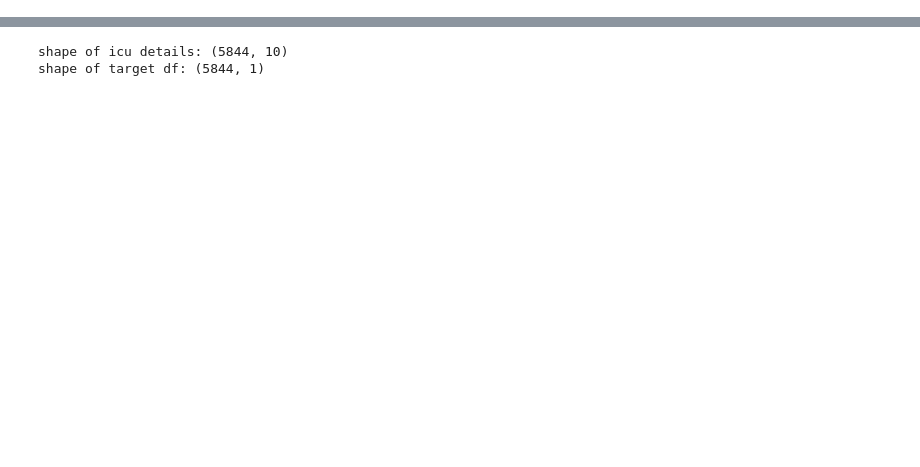
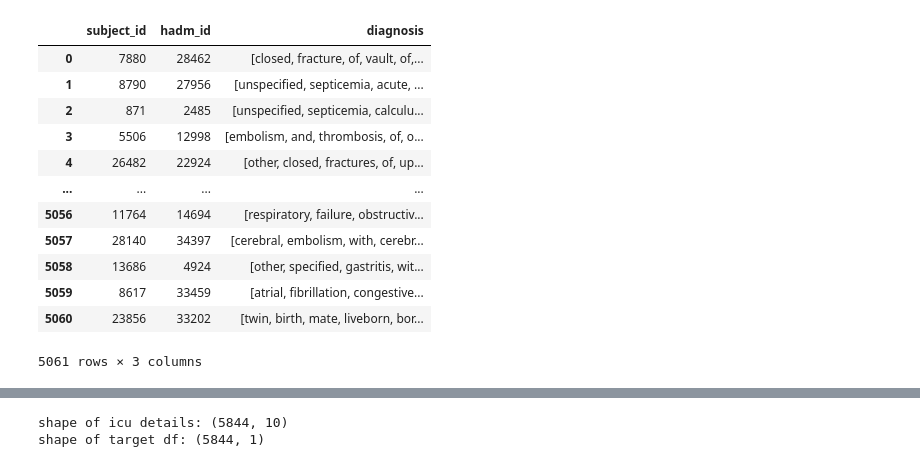
Before and after one commit to mhaque-spec/ICU-stays-prediction, a Jupyter notebook: Feature-Engineering-Data-Merge.ipynb, the cells around one changed output, grey strips where cells are left out. Drawn from its saved outputs; the diff is of its cells as text; code cells hidden in the pictures; blank space fills up the shorter version.

```diff
--- a/Feature-Engineering-Data-Merge.ipynb
+++ b/Feature-Engineering-Data-Merge.ipynb
@@ -117,0 +119,10 @@ icu_stay_det = icu_stay_det.drop(['dob','dod','icustay_seq','expire_flg','subjec
+# %%
+icd9 = pd.read_csv('MIMIC2csv/icd9.csv')
+
+re_ind_icd9 = icd9.set_index(['subject_id','hadm_id'])
+re_ind_icd9 = re_ind_icd9.drop('code',axis=1)
+
+re_ind_icd9.head()
+
+# World Health Organization's Ninth Revision, International Classification
+# of Diseases (ICD-9).
@@ -117,0 +137,14 @@ icu_stay_det = icu_stay_det.drop(['dob','dod','icustay_seq','expire_flg','subjec
+# %%
+icd9_subject = list(re_ind_icd9.index)
+icd9_subject = removeDuplicates(icd9_subject)
+# %%
+%%time
+icd9_diag = pd.DataFrame(columns = ['subject_id','hadm_id','diagnosis'])
+for i in range(0,len(icd9_subject)):
+    sample = (re_ind_icd9.loc[icd9_subject[i]]).reset_index()
+    diagnosis = []
+    for j in range(0,len(sample)):
+        if type(sample.loc[j].description) == str:
+            y = sample.loc[j].description.lower().split()
+            diagnosis = diagnosis + y
+    icd9_diag = icd9_diag.append({'subject_id':icd9_subject[i][0], 'hadm_id': icd9_subject[i][1],'diagnosis':diagnosis},ignore_index=True)
@@ -117,0 +154,16 @@ icu_stay_det = icu_stay_det.drop(['dob','dod','icustay_seq','expire_flg','subjec
+# %%
+icd9_diag
+# %% [output]
+|  | subject_id | hadm_id | diagnosis |
+| 0 | 7880 | 28462 | [closed, fracture, of, vault, of,... |
+| 1 | 8790 | 27956 | [unspecified, septicemia, acute, ... |
+| 2 | 871 | 2485 | [unspecified, septicemia, calculu... |
+| 3 | 5506 | 12998 | [embolism, and, thrombosis, of, o... |
+| 4 | 26482 | 22924 | [other, closed, fractures, of, up... |
+| ... | ... | ... | ... |
+| 5056 | 11764 | 14694 | [respiratory, failure, obstructiv... |
+| 5057 | 28140 | 34397 | [cerebral, embolism, with, cerebr... |
+| 5058 | 13686 | 4924 | [other, specified, gastritis, wit... |
+| 5059 | 8617 | 33459 | [atrial, fibrillation, congestive... |
+| 5060 | 23856 | 33202 | [twin, birth, mate, liveborn, bor... |
+5061 rows × 3 columns
```
Also changed, not shown: parts of 37 cells of this notebook, 3 other files.
